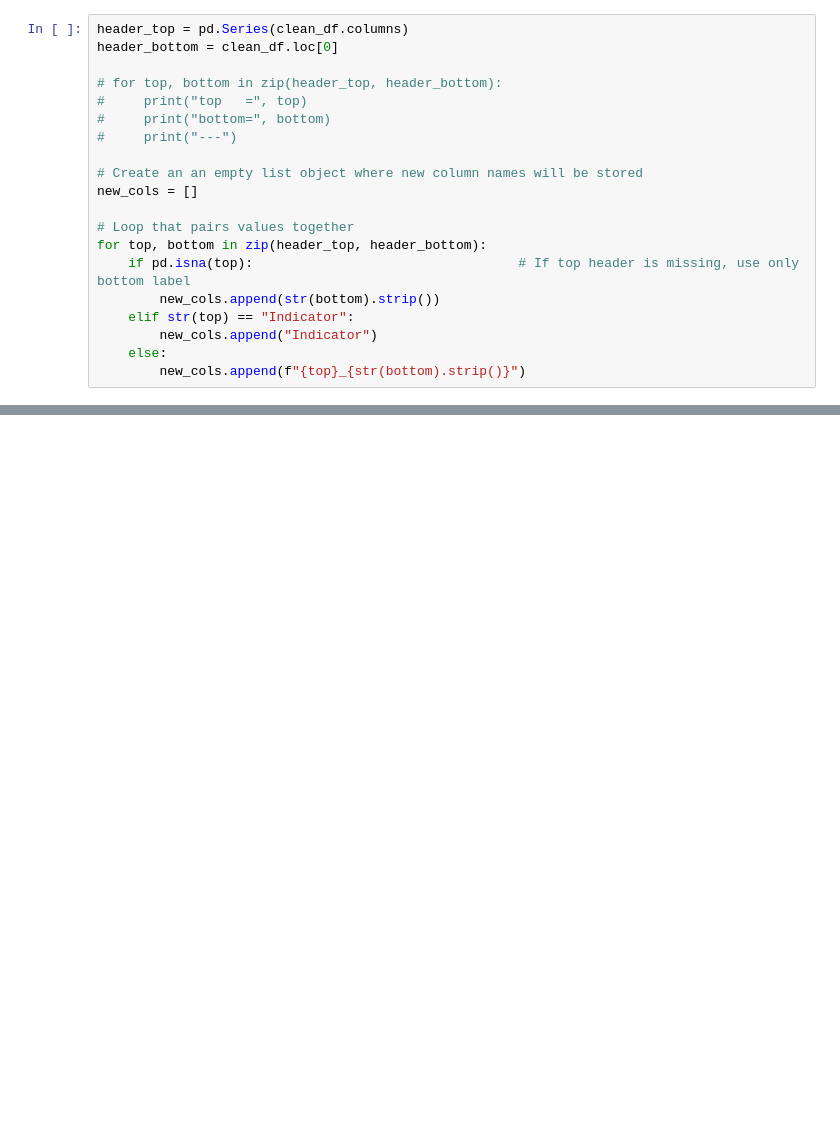
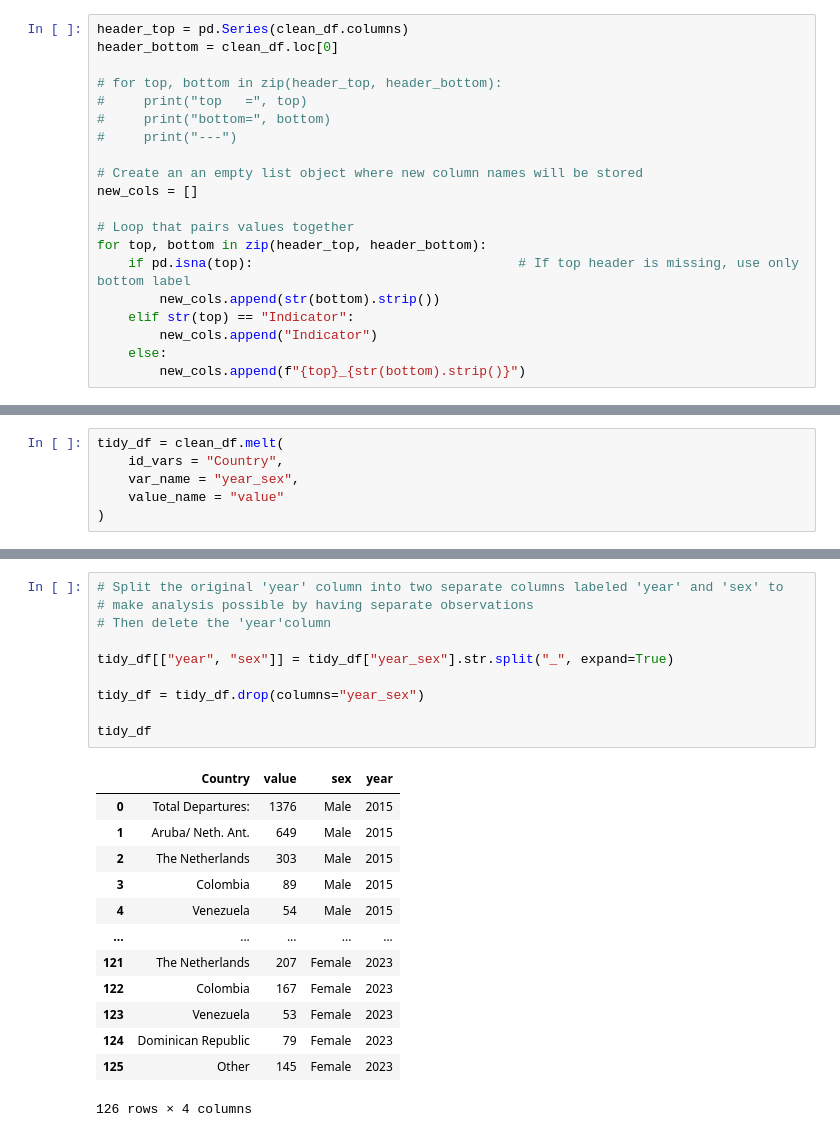
Before and after one commit to GirelliG-it/aruba_population_analyses, a Jupyter notebook: notebooks/1_12_departures_data.ipynb, the cells around one changed output, grey strips where cells are left out. Cells and saved outputs as stored; diff of their text form; blank space fills up the shorter version.

```diff
--- a/notebooks/1_12_departures_data.ipynb
+++ b/notebooks/1_12_departures_data.ipynb
@@ -127,0 +144,6 @@ clean_df
+# %%
+tidy_df = clean_df.melt(
+    id_vars = "Country",
+    var_name = "year_sex",
+    value_name = "value"
+)
@@ -127,0 +159,24 @@ clean_df
+# %%
+# Split the original 'year' column into two separate columns labeled 'year' and 'sex' to
+# make analysis possible by having separate observations
+# Then delete the 'year'column
+
+tidy_df[["year", "sex"]] = tidy_df["year_sex"].str.split("_", expand=True)
+
+tidy_df = tidy_df.drop(columns="year_sex")
+
+tidy_df
+# %% [output]
+|  | Country | value | sex | year |
+| 0 | Total Departures: | 1376 | Male | 2015 |
+| 1 | Aruba/ Neth. Ant. | 649 | Male | 2015 |
+| 2 | The Netherlands | 303 | Male | 2015 |
+| 3 | Colombia | 89 | Male | 2015 |
+| 4 | Venezuela | 54 | Male | 2015 |
+| ... | ... | ... | ... | ... |
+| 121 | The Netherlands | 207 | Female | 2023 |
+| 122 | Colombia | 167 | Female | 2023 |
+| 123 | Venezuela | 53 | Female | 2023 |
+| 124 | Dominican Republic | 79 | Female | 2023 |
+| 125 | Other | 145 | Female | 2023 |
+126 rows × 4 columns
```
Also changed, not shown: parts of 8 cells of this notebook, 1 other file.
